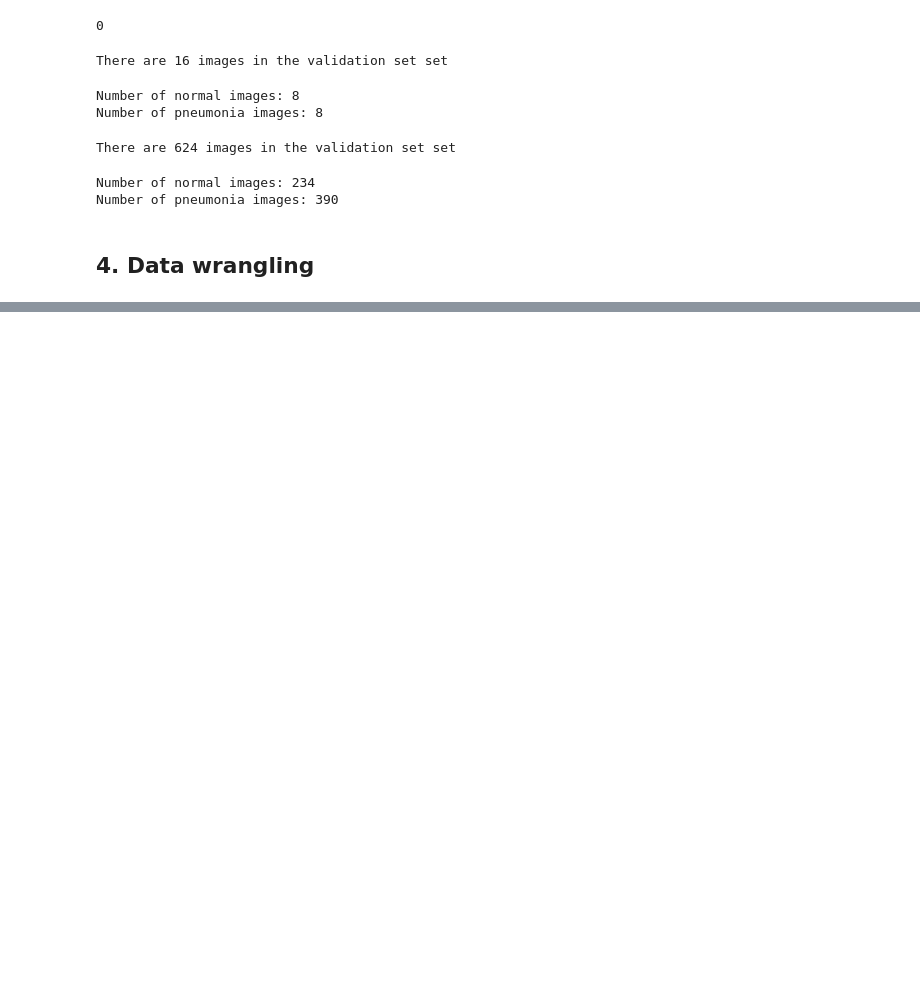
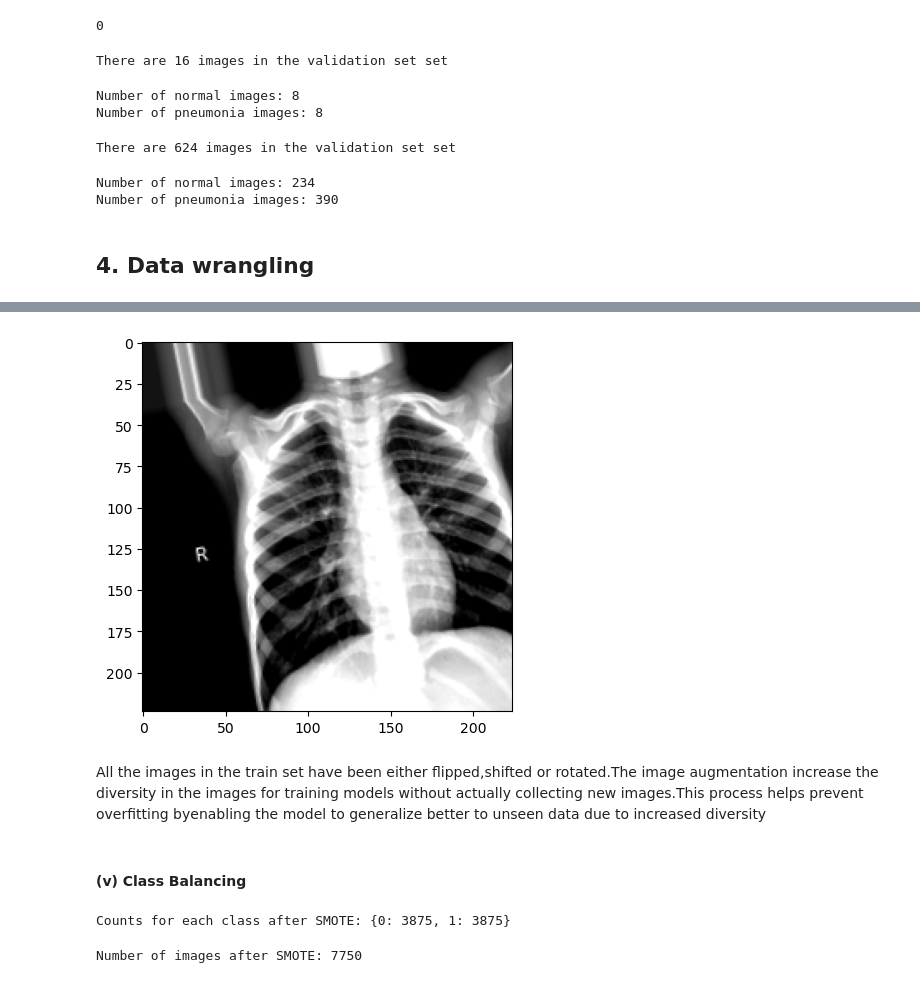
Before and after one commit to KimberlyWairimu/Phase-4-Project, a Jupyter notebook: The Notebook.ipynb, the cells around one changed output, grey strips where cells are left out. Drawn from its saved outputs; the diff is of its cells as text; code cells hidden in the pictures; blank space fills up the shorter version.

Commit message:
Added data wrangling

```diff
--- a/The Notebook.ipynb
+++ b/The Notebook.ipynb
@@ -205,0 +344,3 @@ Number of pneumonia images: 390
+# %%
+#converting all the images in the train set to grayscale
+images = [img if img.ndim == 2 else img.mean(axis=-1) for img in images]
@@ -205,0 +353,36 @@ Number of pneumonia images: 390
+# %%
+
+# Ensuring all images have the same shape
+max_shape = tuple(max(dim) for dim in zip(*[img.shape for img in images]))
+
+images_resized = [np.array(Image.fromarray(img).resize(max_shape)) for img in images]
+# Converting list of images to a 4D array
+images_array = np.array(images_resized)
+images_array = np.expand_dims(images_array, axis=-1)
+
+# Creating an ImageDataGenerator object
+datagen = ImageDataGenerator(
+    rotation_range=20,     # randomly rotating images in the range (degrees, 0 to 180)
+    width_shift_range=0.2, # randomly shifting images horizontally (fraction of total width)
+    height_shift_range=0.2,# randomly shifting images vertically (fraction of total height)
+    horizontal_flip=True)  # randomly flipping images horizontally
+
+# Fitting the ImageDataGenerator to your data
+datagen.fit(images_array)
+
+# Use the ImageDataGenerator to create augmented images
+augmented_images = []
+for img in datagen.flow(images_array, batch_size=1):
+    augmented_images.append(img[0][..., 0])
+    if len(augmented_images) == len(images):
+        break  # Stop the loop after creating one augmented image per original image
+# %%
+#viewing the third image of the augmented train set
+plt.imshow(augmented_images[4], cmap='gray')
+plt.show()
+# %% [output]
+[figure, added]
+# %% [markdown]
+All the images in the train set have been either flipped,shifted or rotated.The image augmentation increase the diversity in the images for training models without actually collecting new images.This process helps prevent overfitting byenabling the model to generalize better to unseen data due to increased diversity
+# %% [markdown]
+#### (v) Class Balancing
@@ -205,0 +404,11 @@ Number of pneumonia images: 390
+# %%
+#checking for the unique label count
+unique_classes, counts = np.unique(labels_res, return_counts=True)
+print('Counts for each class after SMOTE:', dict(zip(unique_classes, counts)))
+# %% [output]
+Counts for each class after SMOTE: {0: 3875, 1: 3875}
+# %%
+#checking for the number of images in the
+print('Number of images after SMOTE:', len(images_res))
+# %% [output]
+Number of images after SMOTE: 7750
```
Also changed, not shown: parts of 23 cells of this notebook.
